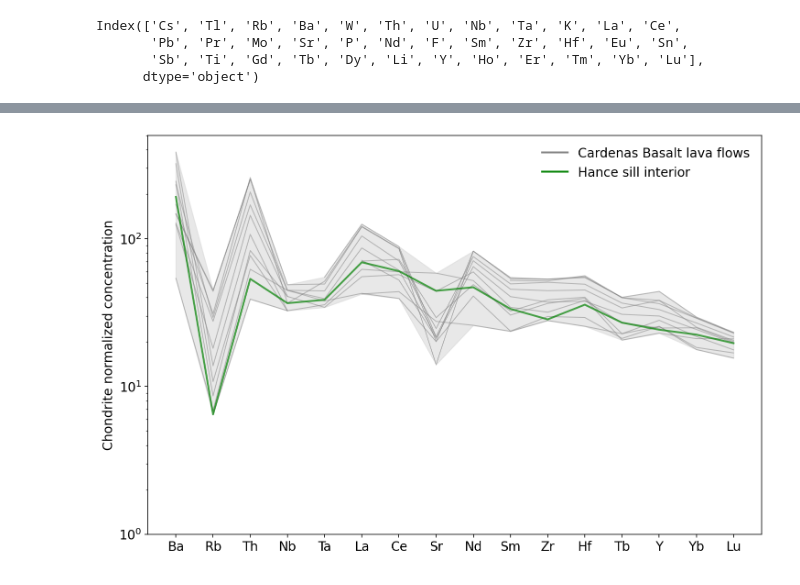
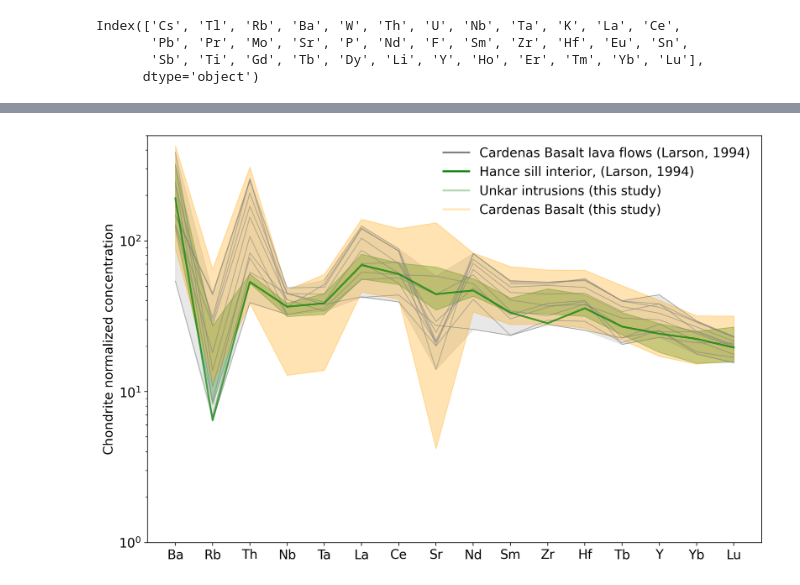
Before and after one commit to Swanson-Hysell-Group/2024_SWLLIP, a Jupyter notebook: code/Grand_Canyon_geochem.ipynb, the cells around one changed output, grey strips where cells are left out. Saved outputs shown, nothing was run; the diff lists cells and outputs as text; code cells hidden in the pictures.

Commit message:
Update Grand_Canyon_geochem.ipynb
with new major and trace element data

```diff
--- a/code/Grand_Canyon_geochem.ipynb
+++ b/code/Grand_Canyon_geochem.ipynb
@@ -29,0 +60,7 @@ Hendricks1989a_major_data = pd.read_csv('../data/geochem/Hendricks1989a_major.cs
+# %%
+new_trace_data = pd.read_excel('../data/geochem/NS-311-ICP-MS.xlsx', engine = 'openpyxl', sheet_name='Sheet1')
+new_trace_data = new_trace_data.iloc[:23]
+new_trace_data.columns = new_trace_data.columns.str.replace(' ppm', '')
+UI_new_trace_data = new_trace_data[new_trace_data['Sample ID'].str.contains('UI')]
+CB_new_trace_data = new_trace_data[new_trace_data['Sample ID'].str.contains('CB')]
+UI_new_trace_data
@@ -130,27 +180,57 @@ Larson1994a_Cardenas_bounds
 |  | Ba | Rb | Th | Nb | Ta | La | Ce | Sr | Nd | Sm | Zr | ... |
 | min | 53.941909 | 6.465517 | 38.965517 | 32.520325 | 34.285714 | 42.194093 | 39.379085 | 14.049587 | 25.910064 | 23.594771 | 27.906977 | ... |
 | max | 385.062241 | 44.827586 | 258.965517 | 48.780488 | 55.000000 | 125.316456 | 88.398693 | 58.402204 | 82.441113 | 54.509804 | 53.229974 | ... |
+# %%
+UI_new_trace_data_bounds = UI_new_trace_data[trace_elements].agg([min, max])/chondrite.comp[trace_elements_chondrite].values[0]
+CB_new_trace_data_bounds = CB_new_trace_data[trace_elements].agg([min, max])/chondrite.comp[trace_elements_chondrite].values[0]
 # %%
 fig, ax = plt.subplots(1, figsize = (12, 8))
 
 for i in range(Larson1994a_Cardenas.shape[0]):
 
     ax.plot(trace_elements, Larson1994a_Cardenas[trace_elements].iloc[i]/chondrite.comp[trace_elements_chondrite].values[0],
             color = 'gray', lw=1, alpha=0.5)
 
 ax.plot(trace_elements, Larson1994a_Hance[trace_elements].iloc[0]/chondrite.comp[trace_elements_chondrite].values[0],
-            color = 'green', lw=2, alpha=0.7, label='Hance sill interior')
-ax.fill_between(trace_elements, Larson1994a_Cardenas_bounds.loc['max'], Larson1994a_Cardenas_bounds.loc['min'], color='lightgrey', alpha=0.5)
+            color = 'green', lw=2, alpha=0.7, label='Hance sill interior (Larson, 1994)')
+
+ax.fill_between(trace_elements,
+                Larson1994a_Cardenas_bounds.loc['max'],
+                Larson1994a_Cardenas_bounds.loc['min'],
+                color='lightgrey', alpha=0.5, label='Cardenas Basalt lava flows (Larson, 1994)')
+
+ax.fill_between(trace_elements,
+                UI_new_trace_data_bounds.loc['max'],
+                UI_new_trace_data_bounds.loc['min'],
+                color='g', alpha=0.3, label='Unkar intrusions (this study)')
+
+ax.fill_between(trace_elements, CB_new_trace_data_bounds.loc['max'], CB_new_trace_data_bounds.loc['min'], color='orange', alpha=0.3, label='Cardenas Basalt (this study)')
+
+# for i in range(UI_new_trace_data.shape[0]):
+#     ax.plot(trace_elements, UI_new_trace_data[trace_elements].iloc[i]/chondrite.comp[trace_elements_chondrite].values[0],
+#             color = 'b', lw=1, alpha=0.5)
+# for i in range(CB_new_trace_data.shape[0]):
+#     ax.plot(trace_elements, CB_new_trace_data[trace_elements].iloc[i]/chondrite.comp[trace_elements_chondrite].values[0],
+#             color = 'r', lw=1, alpha=0.5)
+
+
+
 custom_lines = [Line2D([0], [0], color='gray', lw=2),
-                Line2D([0], [0], color='green', lw=2)]
+                Line2D([0], [0], color='green', lw=2),
+                Line2D([0], [0], color='green', alpha=0.3, lw=2),
+                Line2D([0], [0], color='orange', alpha=0.3, lw=2)]
 
 plt.yscale('log')
 plt.ylim(1, 500)
 plt.ylabel('Chondrite normalized concentration', fontsize=14)
 plt.xticks(fontsize=14)
 plt.yticks(fontsize=14)
-plt.legend(custom_lines, ['Cardenas Basalt lava flows', 'Hance sill interior'], fontsize=14, loc='upper right')
-plt.savefig('./code_output/Larson1994a_trace_elements.pdf', bbox_inches='tight')
+plt.legend(custom_lines, ['Cardenas Basalt lava flows (Larson, 1994)',
+                          'Hance sill interior, (Larson, 1994)',
+                          'Unkar intrusions (this study)',
+                          'Cardenas Basalt (this study)'], fontsize=14, loc='upper right')
+
+# plt.savefig('./code_output/Larson1994a_trace_elements.pdf', bbox_inches='tight')
 plt.show()
 # %% [output]
-[figure, old version]
+[figure, new version]
```
Also changed, not shown: parts of 5 cells of this notebook.
